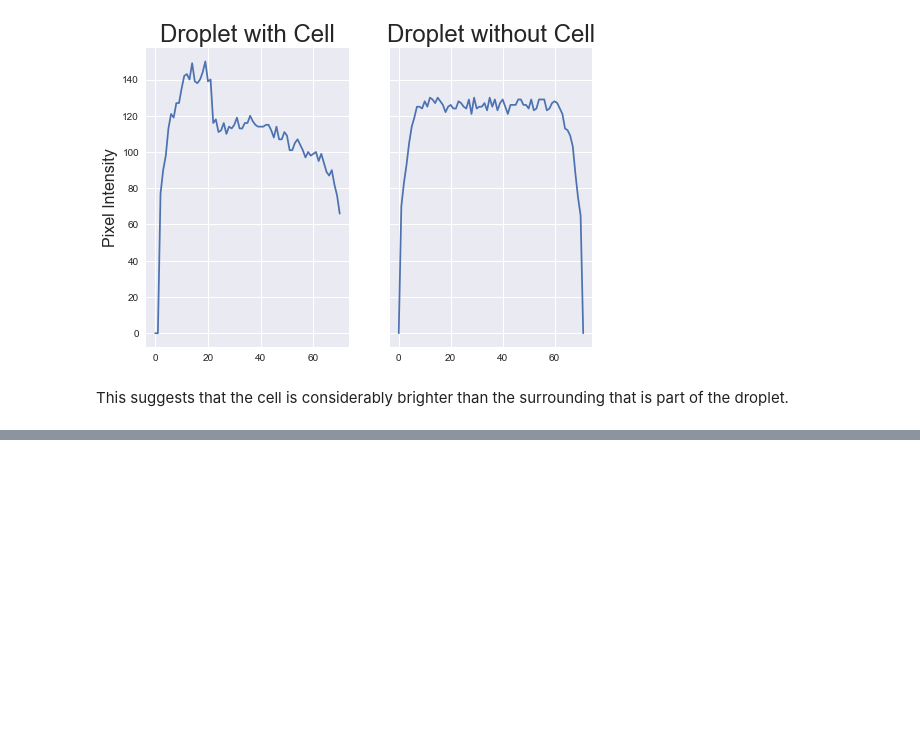
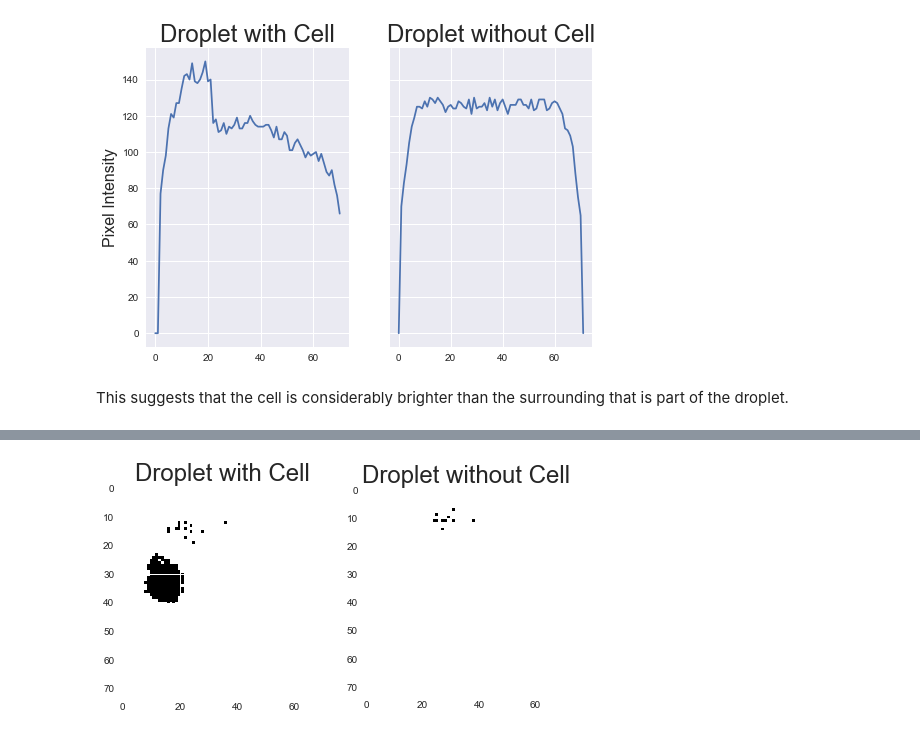
Before and after one commit to adamcatching/Polio_DIPS, a Jupyter notebook: notebook/2018-08/2018-08-29.ipynb, the cells around one changed output, grey strips where cells are left out. Saved outputs shown, nothing was run; the diff lists cells and outputs as text; code cells hidden in the pictures; blank space fills up the shorter version.

```diff
--- a/notebook/2018-08/2018-08-29.ipynb
+++ b/notebook/2018-08/2018-08-29.ipynb
@@ -132,0 +132,13 @@ plt.show()
+# %%
+# Try this method of thresholding on both droplets
+fig, ax = plt.subplots(1, 2)
+# Threshold
+thresh_cell = drop_with_cell > (drop_with_cell_mean+drop_with_cell_std*1.5)
+ax[0].imshow(thresh_cell)
+ax[0].set_title('Droplet with Cell', size=24)
+thresh_no_cell = drop_without_cell > (drop_without_cell_mean + drop_without_cell_std*1.5)
+ax[1].imshow(thresh_no_cell)
+ax[1].set_title('Droplet without Cell', size=24)
+plt.show()
+# %% [output]
+[figure, added]
```
Also changed, not shown: parts of 28 cells of this notebook.
